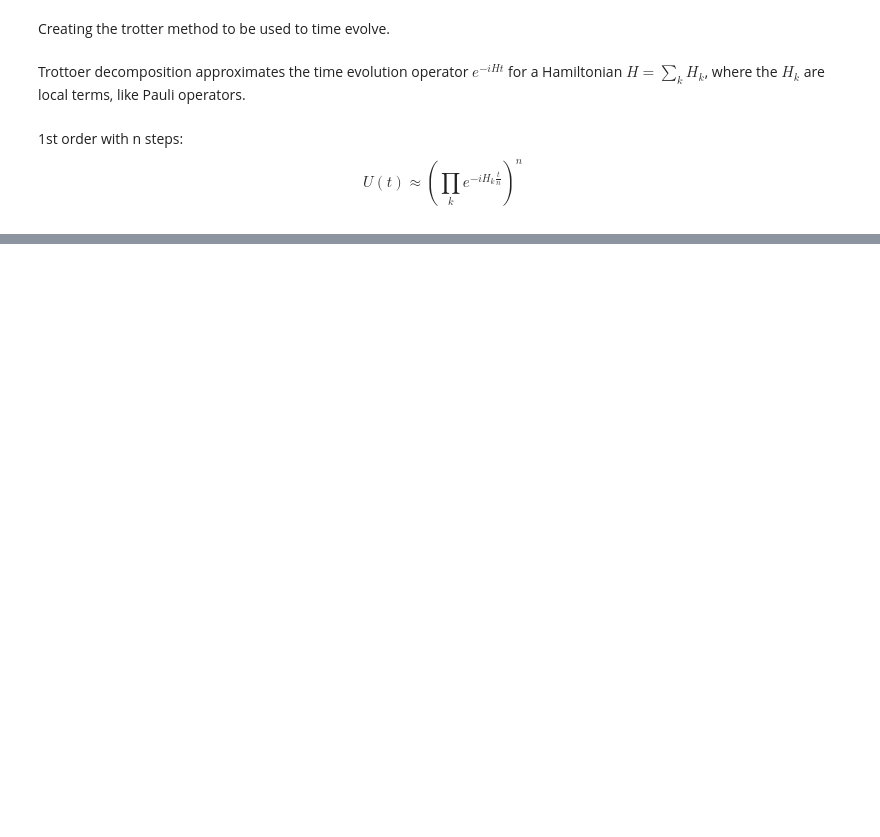
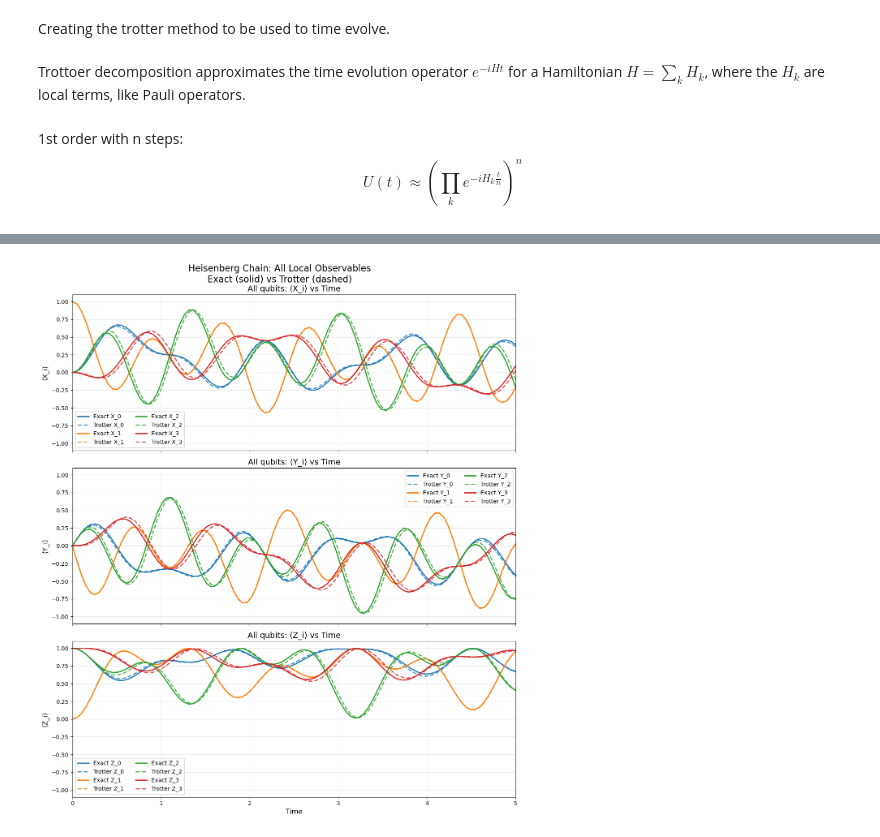
Before and after one commit to laramt04/Time-Evolution-QC-Project, a Jupyter notebook: trotter_method.ipynb, the cells around one changed output, grey strips where cells are left out. Cells and saved outputs as stored; diff of their text form; code cells hidden in the pictures; blank space fills up the shorter version.

Commit message:
Add Trotter vs Exact comparison plot. The code for this is in trotter method.ipynb.

```diff
--- a/trotter_method.ipynb
+++ b/trotter_method.ipynb
@@ -27,7 +96,8 @@ def trotter_step_1st_order(circuit: QuantumCircuit, H: SparsePauliOp, dt: float)
     -circuit (QuantumCircuit): The quatum circuit after applying one trotter step
     """
     for pauli_str, coeff in H.to_list():
-        evolution_gate = PauliEvolutionGate(pauli_str, time=dt * coeff.real)
+        term_op = SparsePauliOp.from_list([(pauli_str, 1.0)])
+        evolution_gate = PauliEvolutionGate(term_op, time=dt * coeff.real)
         circuit.append(evolution_gate, range(circuit.num_qubits))
     return circuit
 
@@ -58,0 +131,7 @@ def first_order_trotter(H: SparsePauliOp, t: float, n_steps: int, num_qubits: in
+# %%
+"""
+H = SparsePauliOp.from_list([
+    ('IIXX', -1.0), ('IIYY', -1.0), ('IIZZ', -1.1),
+    ('IXXI', -1.0), ('IYYI', -1.0), ('IZZI', -1.1),
+    ('XXII', -1.0), ('YYII', -1.0), ('ZZII', -1.1)
+])"""
@@ -58,0 +361,53 @@ def first_order_trotter(H: SparsePauliOp, t: float, n_steps: int, num_qubits: in
+# %%
+# =============================================================================
+# Additional Plot: all X_i, all Y_i, all Z_i on 3 separate subplots
+# =============================================================================
+
+fig, axes = plt.subplots(3, 1, figsize=(12, 14), sharex=True)
+
+observable_labels = ['X', 'Y', 'Z']
+colors = ['#1f77b4', '#ff7f0e', '#2ca02c', '#d62728']
+
+for row, obs_label in enumerate(observable_labels):
+    ax = axes[row]
+
+    for i in range(num_qubits):
+        # Exact
+        ax.plot(
+            times,
+            exact_expectations[f'{obs_label}_{i}'],
+            color=colors[i % len(colors)],
+            linewidth=2,
+            label=f'Exact {obs_label}_{i}'
+        )
+
+        # Trotter
+        ax.plot(
+            times,
+            trotter_expectations[f'{obs_label}_{i}'],
+            color=colors[i % len(colors)],
+            linestyle='--',
+            linewidth=2,
+            alpha=0.8,
+            label=f'Trotter {obs_label}_{i}'
+        )
+
+    ax.set_ylabel(f'⟨{obs_label}_i⟩', fontsize=12)
+    ax.set_title(f'All qubits: ⟨{obs_label}_i⟩ vs Time', fontsize=14)
+    ax.grid(True, alpha=0.3)
+    ax.set_xlim([0, t_max])
+    ax.set_ylim([-1.1, 1.1])
+    ax.legend(ncol=2, fontsize=10)
+
+axes[-1].set_xlabel('Time', fontsize=12)
+
+plt.suptitle(
+    'Heisenberg Chain: All Local Observables\n'
+    'Exact (solid) vs Trotter (dashed)',
+    fontsize=16
+)
+plt.tight_layout()
+plt.savefig('trotter_all_xyz_separate.png', dpi=150, bbox_inches='tight')
+plt.show()
+# %% [output]
+[figure, added]
```
Also changed, not shown: parts of 8 cells of this notebook, 2 other files.
